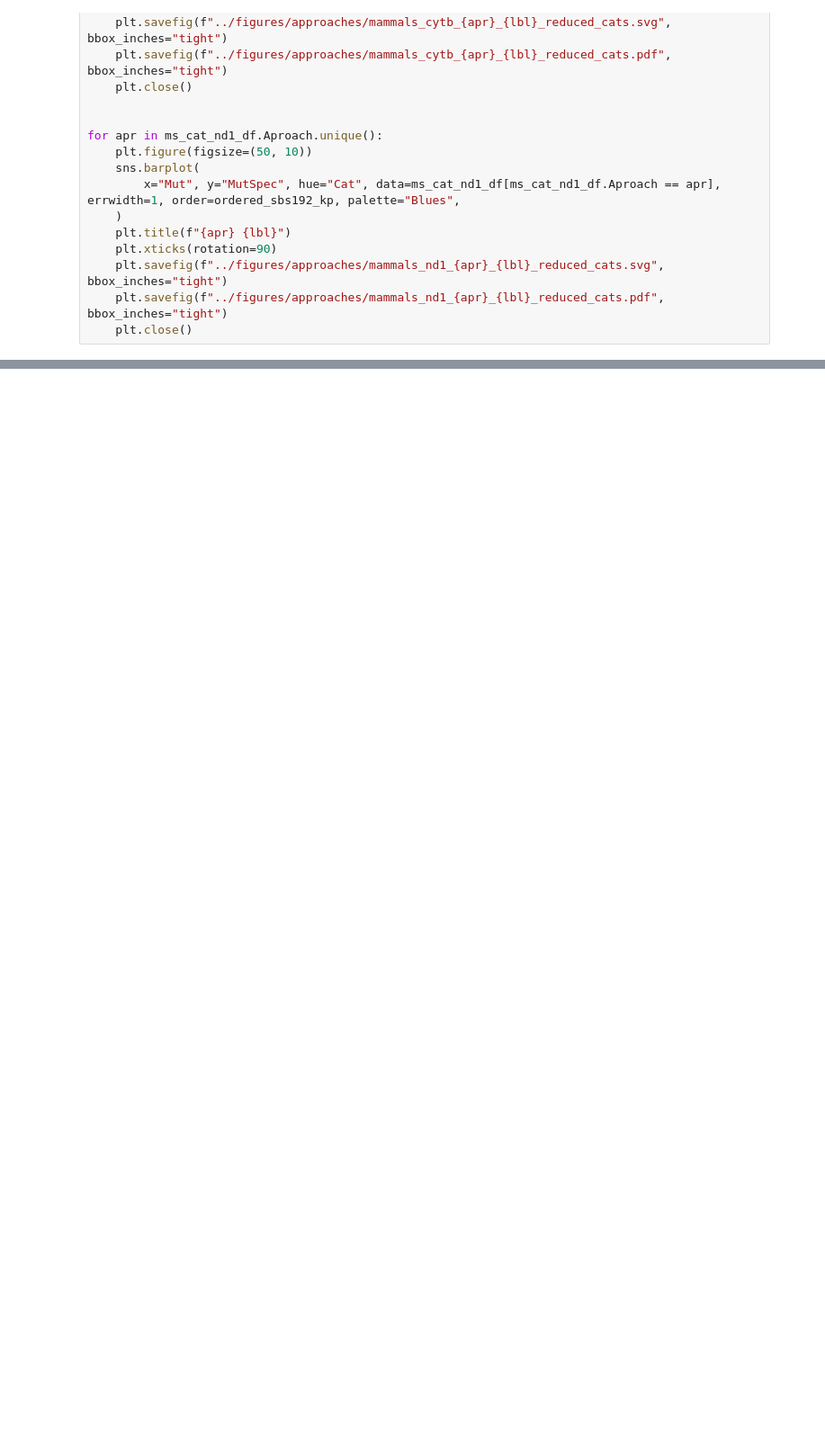
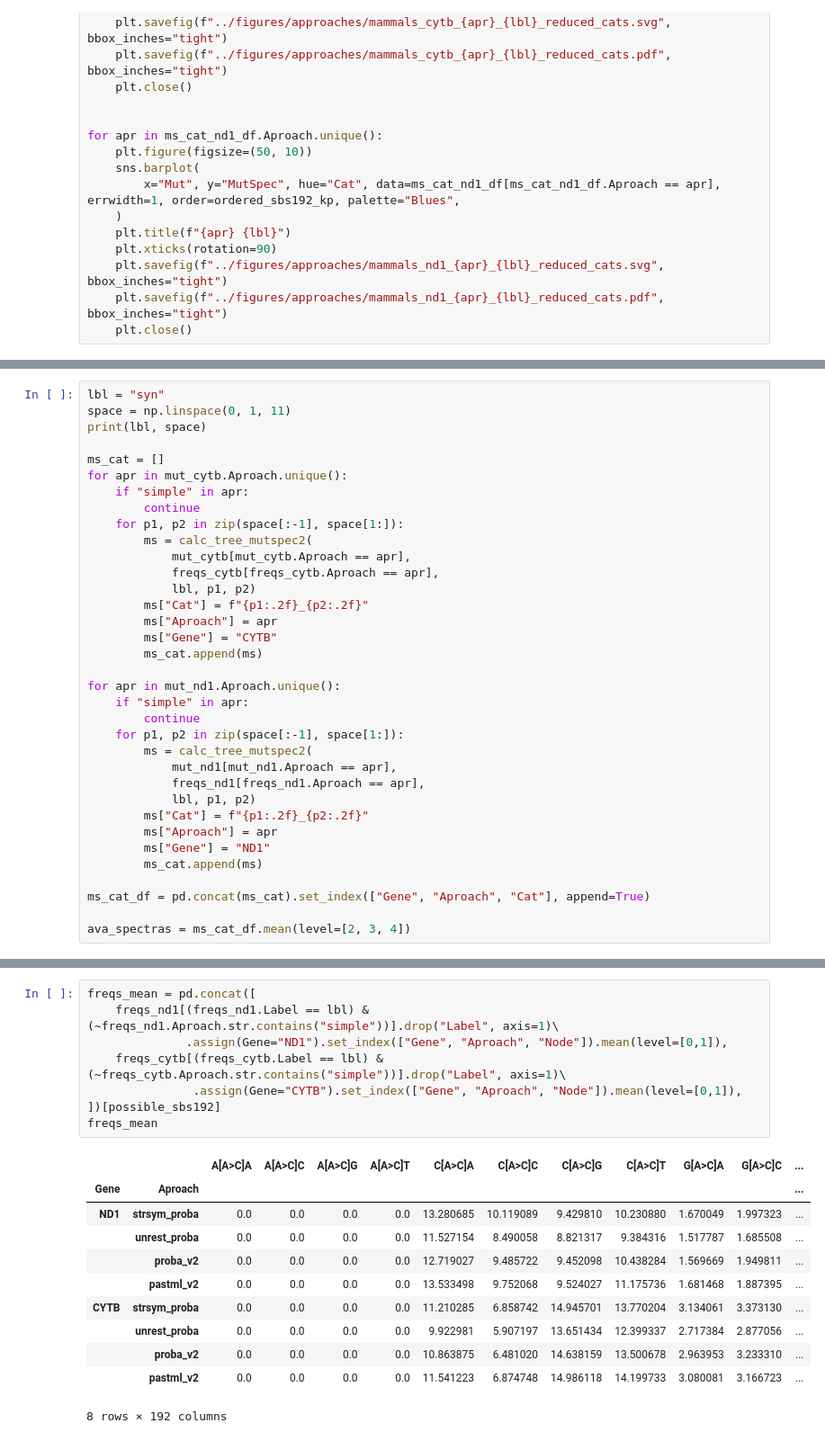
Before and after one commit to mitoclub/nemu-pipeline, a Jupyter notebook: notebooks/mammals_spectra_cats.ipynb, the cells around one changed output, grey strips where cells are left out. Shown at 90% size. Drawn from its saved outputs; the diff is of its cells as text; blank space fills up the shorter version.

```diff
--- a/notebooks/mammals_spectra_cats.ipynb
+++ b/notebooks/mammals_spectra_cats.ipynb
@@ -405,0 +419,35 @@ for apr in ms_cat_nd1_df.Aproach.unique():
+# %%
+lbl = "syn"
+space = np.linspace(0, 1, 11)
+print(lbl, space)
+
+ms_cat = []
+for apr in mut_cytb.Aproach.unique():
+    if "simple" in apr:
+        continue
+    for p1, p2 in zip(space[:-1], space[1:]):
+        ms = calc_tree_mutspec2(
+            mut_cytb[mut_cytb.Aproach == apr],
+            freqs_cytb[freqs_cytb.Aproach == apr],
+            lbl, p1, p2)
+        ms["Cat"] = f"{p1:.2f}_{p2:.2f}"
+        ms["Aproach"] = apr
+        ms["Gene"] = "CYTB"
+        ms_cat.append(ms)
+
+for apr in mut_nd1.Aproach.unique():
+    if "simple" in apr:
+        continue
+    for p1, p2 in zip(space[:-1], space[1:]):
+        ms = calc_tree_mutspec2(
+            mut_nd1[mut_nd1.Aproach == apr],
+            freqs_nd1[freqs_nd1.Aproach == apr],
+            lbl, p1, p2)
+        ms["Cat"] = f"{p1:.2f}_{p2:.2f}"
+        ms["Aproach"] = apr
+        ms["Gene"] = "ND1"
+        ms_cat.append(ms)
+
+ms_cat_df = pd.concat(ms_cat).set_index(["Gene", "Aproach", "Cat"], append=True)
+
+ava_spectras = ms_cat_df.mean(level=[2, 3, 4])
@@ -405,0 +533,20 @@ for apr in ms_cat_nd1_df.Aproach.unique():
+# %%
+freqs_mean = pd.concat([
+    freqs_nd1[(freqs_nd1.Label == lbl) & (~freqs_nd1.Aproach.str.contains("simple"))].drop("Label", axis=1)\
+              .assign(Gene="ND1").set_index(["Gene", "Aproach", "Node"]).mean(level=[0,1]),
+    freqs_cytb[(freqs_cytb.Label == lbl) & (~freqs_cytb.Aproach.str.contains("simple"))].drop("Label", axis=1)\
+               .assign(Gene="CYTB").set_index(["Gene", "Aproach", "Node"]).mean(level=[0,1]),
+])[possible_sbs192]
+freqs_mean
+# %% [output]
+|  |  | A[A>C]A | A[A>C]C | A[A>C]G | A[A>C]T | C[A>C]A | C[A>C]C | C[A>C]G | C[A>C]T | G[A>C]A | G[A>C]C | ... |
+| Gene | Aproach |  |  |  |  |  |  |  |  |  |  | ... |
+| ND1 | strsym_proba | 0.0 | 0.0 | 0.0 | 0.0 | 13.280685 | 10.119089 | 9.429810 | 10.230880 | 1.670049 | 1.997323 | ... |
+|  | unrest_proba | 0.0 | 0.0 | 0.0 | 0.0 | 11.527154 | 8.490058 | 8.821317 | 9.384316 | 1.517787 | 1.685508 | ... |
+|  | proba_v2 | 0.0 | 0.0 | 0.0 | 0.0 | 12.719027 | 9.485722 | 9.452098 | 10.438284 | 1.569669 | 1.949811 | ... |
+|  | pastml_v2 | 0.0 | 0.0 | 0.0 | 0.0 | 13.533498 | 9.752068 | 9.524027 | 11.175736 | 1.681468 | 1.887395 | ... |
+| CYTB | strsym_proba | 0.0 | 0.0 | 0.0 | 0.0 | 11.210285 | 6.858742 | 14.945701 | 13.770204 | 3.134061 | 3.373130 | ... |
+|  | unrest_proba | 0.0 | 0.0 | 0.0 | 0.0 | 9.922981 | 5.907197 | 13.651434 | 12.399337 | 2.717384 | 2.877056 | ... |
+|  | proba_v2 | 0.0 | 0.0 | 0.0 | 0.0 | 10.863875 | 6.481020 | 14.638159 | 13.500678 | 2.963953 | 3.233310 | ... |
+|  | pastml_v2 | 0.0 | 0.0 | 0.0 | 0.0 | 11.541223 | 6.874748 | 14.986118 | 14.199733 | 3.080081 | 3.166723 | ... |
+8 rows × 192 columns
```
Also changed, not shown: parts of 22 cells of this notebook.
